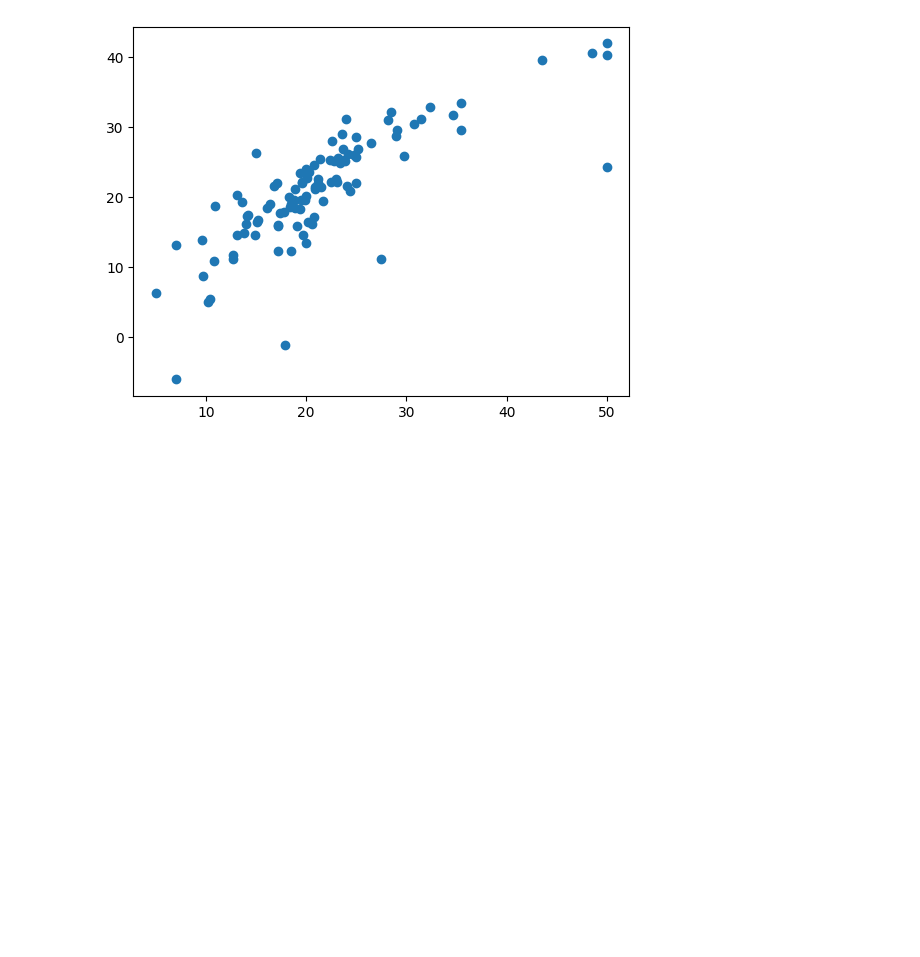
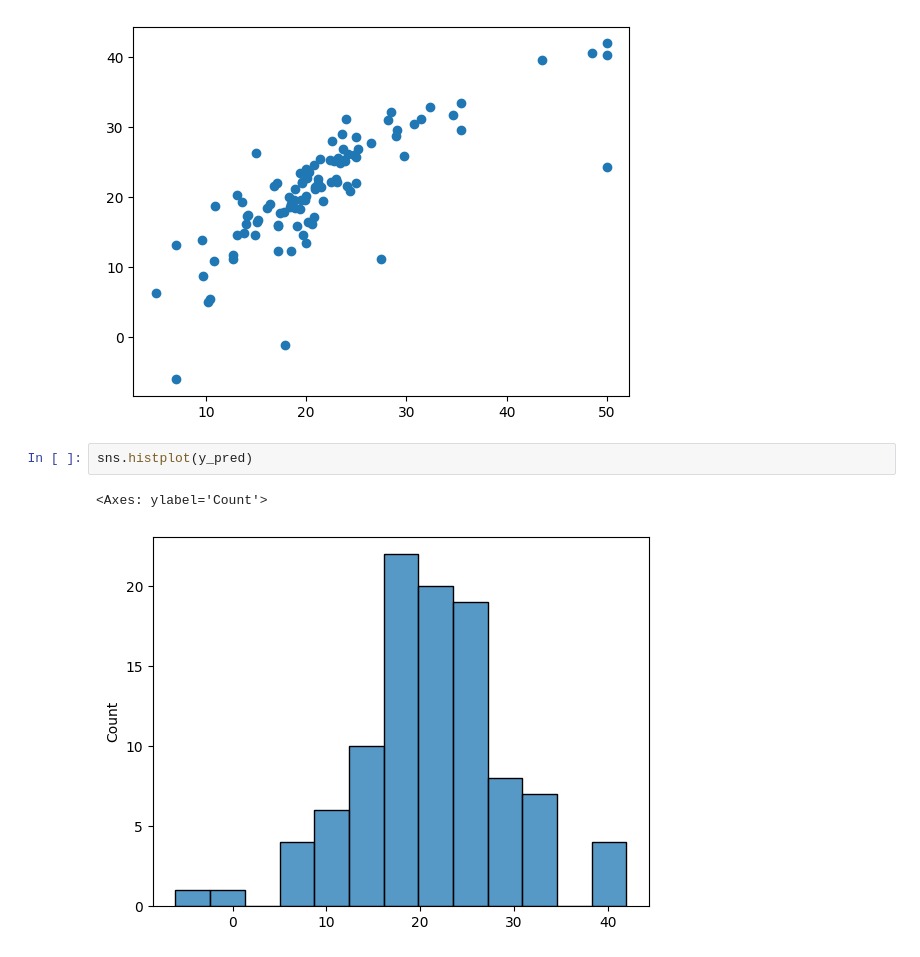
Before and after one commit to Adhishtanaka/SE-to-ML, a Jupyter notebook: ml/linear_regression/basic_lr2.ipynb, the cells around one changed output. Drawn from its saved outputs; the diff is of its cells as text; blank space fills up the shorter version.

```diff
--- a/ml/linear_regression/basic_lr2.ipynb
+++ b/ml/linear_regression/basic_lr2.ipynb
@@ -41,3 +118,8 @@ plt.scatter(y_test,y_pred)
 # %% [output]
 <matplotlib.collections.PathCollection at 0x...>
 [figure]
+# %%
+sns.histplot(y_pred)
+# %% [output]
+<Axes: ylabel='Count'>
+[figure, added]
```
Also changed, not shown: parts of 8 cells of this notebook.
